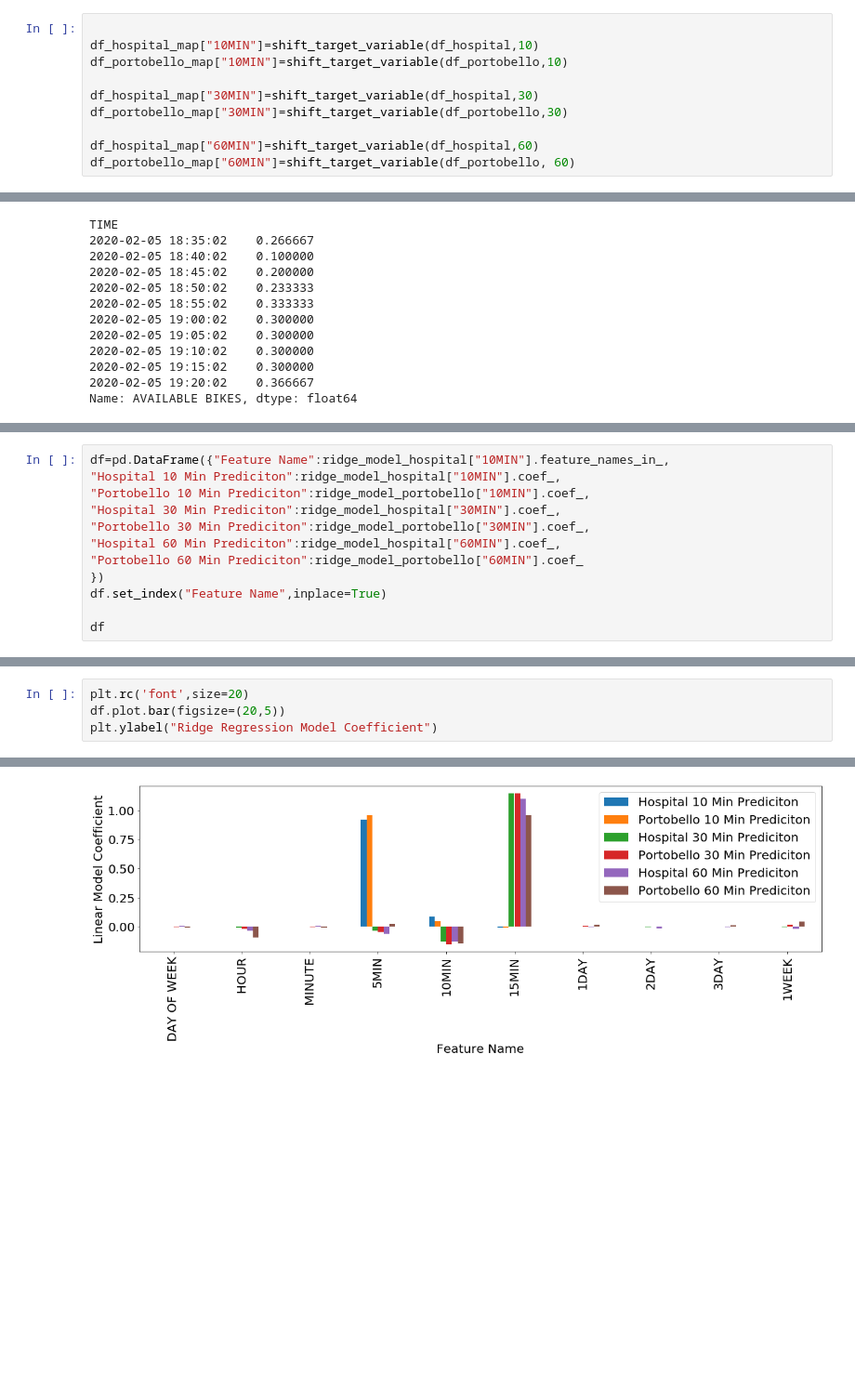
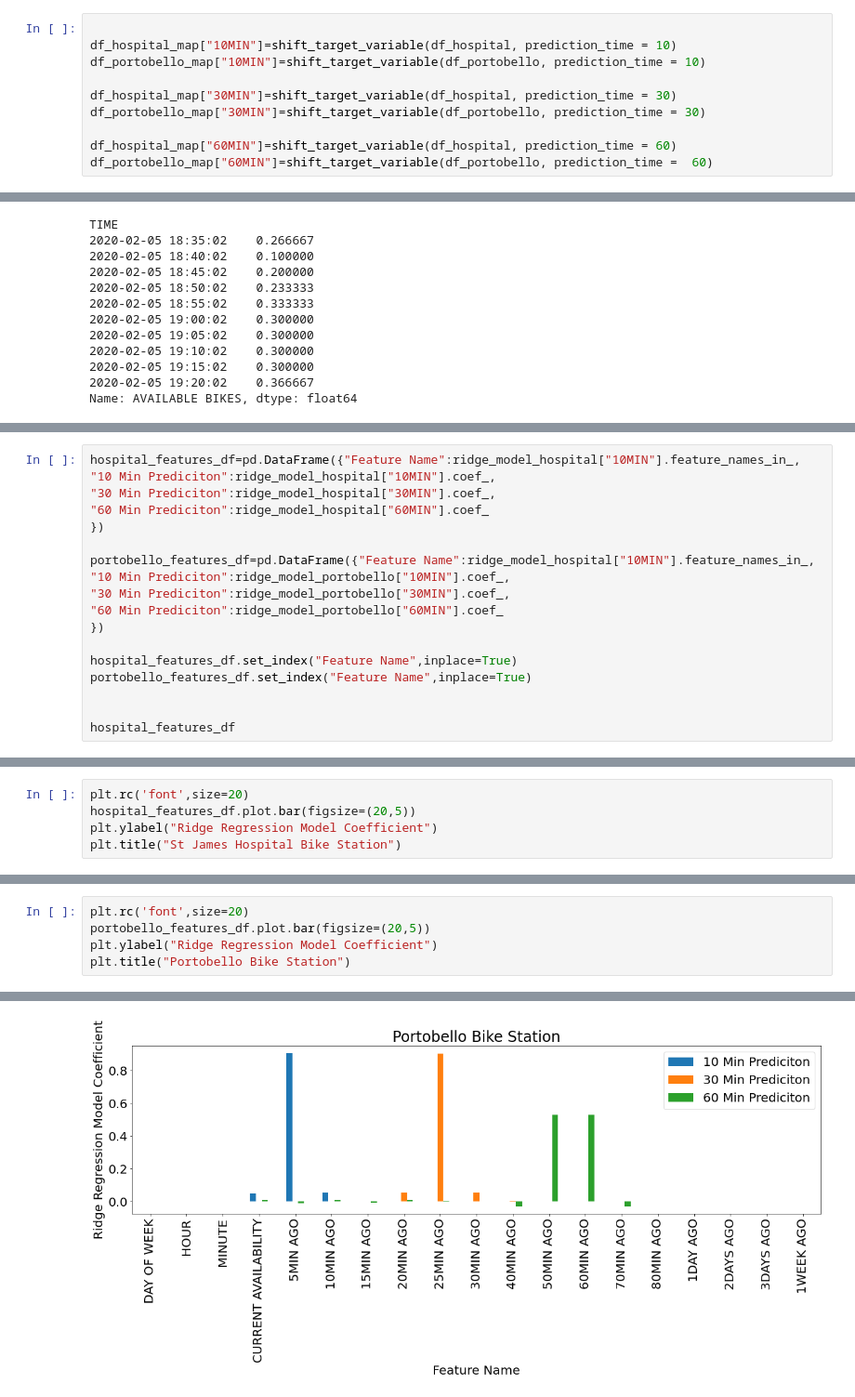
Before and after one commit to cormac-doyle/Final-Assignment-Machine-Learning, a Jupyter notebook: feature_engineering.ipynb, the cells around one changed output, grey strips where cells are left out. Shown at 93% size. Cells and saved outputs as stored; diff of their text form; blank space fills up the shorter version.

Commit message:
feature eng for Ridge

```diff
--- a/feature_engineering.ipynb
+++ b/feature_engineering.ipynb
@@ -88,11 +97,11 @@ df_hospital.set_index("TIME",inplace=True,drop=True)
 df_portobello.set_index("TIME",inplace=True,drop=True)
 # %%
 
-df_hospital_map["10MIN"]=shift_target_variable(df_hospital,10)
-df_portobello_map["10MIN"]=shift_target_variable(df_portobello,10)
+df_hospital_map["10MIN"]=shift_target_variable(df_hospital, prediction_time = 10)
+df_portobello_map["10MIN"]=shift_target_variable(df_portobello, prediction_time = 10)
 
-df_hospital_map["30MIN"]=shift_target_variable(df_hospital,30)
-df_portobello_map["30MIN"]=shift_target_variable(df_portobello,30)
+df_hospital_map["30MIN"]=shift_target_variable(df_hospital, prediction_time = 30)
+df_portobello_map["30MIN"]=shift_target_variable(df_portobello, prediction_time = 30)
 
-df_hospital_map["60MIN"]=shift_target_variable(df_hospital,60)
-df_portobello_map["60MIN"]=shift_target_variable(df_portobello, 60)
+df_hospital_map["60MIN"]=shift_target_variable(df_hospital, prediction_time = 60)
+df_portobello_map["60MIN"]=shift_target_variable(df_portobello, prediction_time =  60)
@@ -139,13 +167,19 @@ for key in X_portobello.keys():
 # %%
-df=pd.DataFrame({"Feature Name":ridge_model_hospital["10MIN"].feature_names_in_,
-"Hospital 10 Min Prediciton":ridge_model_hospital["10MIN"].coef_,
-"Portobello 10 Min Prediciton":ridge_model_portobello["10MIN"].coef_,
-"Hospital 30 Min Prediciton":ridge_model_hospital["30MIN"].coef_,
-"Portobello 30 Min Prediciton":ridge_model_portobello["30MIN"].coef_,
-"Hospital 60 Min Prediciton":ridge_model_hospital["60MIN"].coef_,
-"Portobello 60 Min Prediciton":ridge_model_portobello["60MIN"].coef_
+hospital_features_df=pd.DataFrame({"Feature Name":ridge_model_hospital["10MIN"].feature_names_in_,
+"10 Min Prediciton":ridge_model_hospital["10MIN"].coef_,
+"30 Min Prediciton":ridge_model_hospital["30MIN"].coef_,
+"60 Min Prediciton":ridge_model_hospital["60MIN"].coef_
 })
-df.set_index("Feature Name",inplace=True)
 
-df
+portobello_features_df=pd.DataFrame({"Feature Name":ridge_model_hospital["10MIN"].feature_names_in_,
+"10 Min Prediciton":ridge_model_portobello["10MIN"].coef_,
+"30 Min Prediciton":ridge_model_portobello["30MIN"].coef_,
+"60 Min Prediciton":ridge_model_portobello["60MIN"].coef_
+})
+
+hospital_features_df.set_index("Feature Name",inplace=True)
+portobello_features_df.set_index("Feature Name",inplace=True)
+
+
+hospital_features_df
 # %% [output]
@@ -163,0 +204,5 @@ df
+# %%
+plt.rc('font',size=20)
+hospital_features_df.plot.bar(figsize=(20,5))
+plt.ylabel("Ridge Regression Model Coefficient")
+plt.title("St James Hospital Bike Station")
@@ -164,5 +212,6 @@ df
 # %%
 plt.rc('font',size=20)
-df.plot.bar(figsize=(20,5))
+portobello_features_df.plot.bar(figsize=(20,5))
 plt.ylabel("Ridge Regression Model Coefficient")
+plt.title("Portobello Bike Station")
 # %% [output]
@@ -170 +219 @@ Text(0, 0.5, 'Linear Model Coefficient')
-[figure, old version]
+[figure, new version]
```
Also changed, not shown: parts of 8 cells of this notebook, 2 other files.
